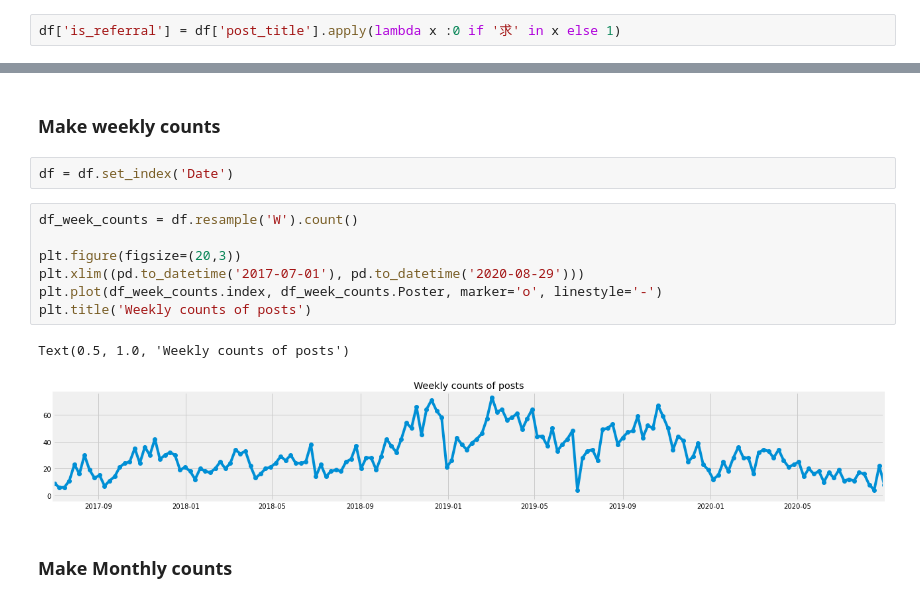
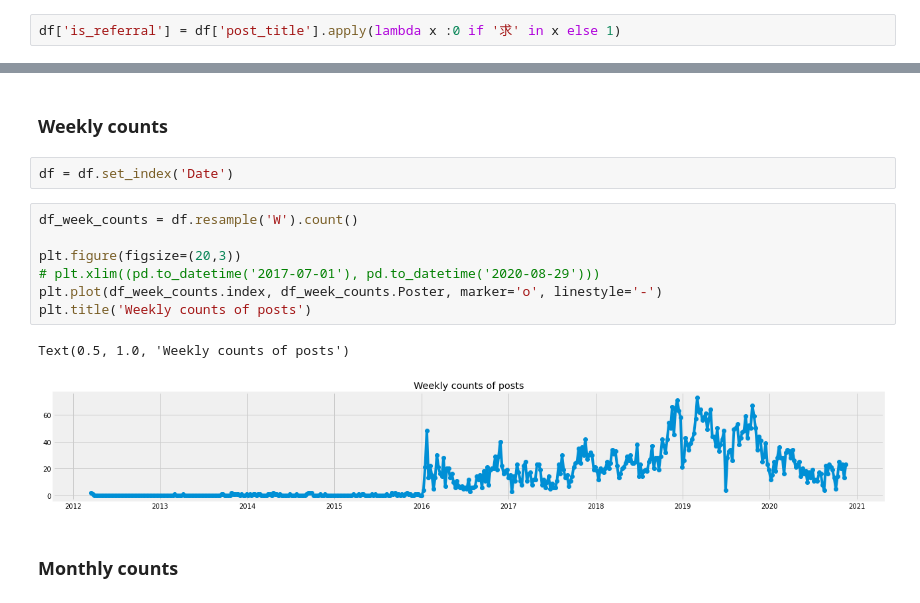
Before and after one commit to zhensongren/1p3a-scraper, a Jupyter notebook: 1p3a_offers_US_analysis.ipynb, the cells around one changed output, grey strips where cells are left out. Cells and saved outputs as stored; diff of their text form.

```diff
--- a/1p3a_offers_US_analysis.ipynb
+++ b/1p3a_offers_US_analysis.ipynb
@@ -95,19 +85,19 @@ Text(0.5, 1.0, 'daily counts of posts')
 # %% [markdown]
-### Make weekly counts
+### Weekly counts
 # %%
 df = df.set_index('Date')
 # %%
 df_week_counts = df.resample('W').count()
 
 plt.figure(figsize=(20,3))
-plt.xlim((pd.to_datetime('2017-07-01'), pd.to_datetime('2020-08-29')))
+# plt.xlim((pd.to_datetime('2017-07-01'), pd.to_datetime('2020-08-29')))
 plt.plot(df_week_counts.index, df_week_counts.Poster, marker='o', linestyle='-')
 plt.title('Weekly counts of posts')
 # %% [output]
 Text(0.5, 1.0, 'Weekly counts of posts')
-[figure, old version]
+[figure, new version]
 # %% [markdown]
-### Make Monthly counts
+### Monthly counts
 # %%
 df_monthly_counts = df.resample('M').count()
 
```
Also changed, not shown: parts of 21 cells of this notebook, 6 other files.
